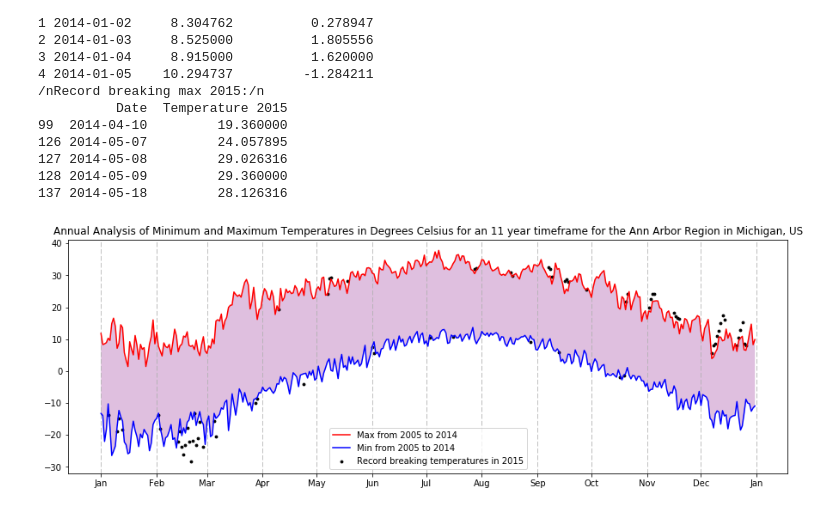
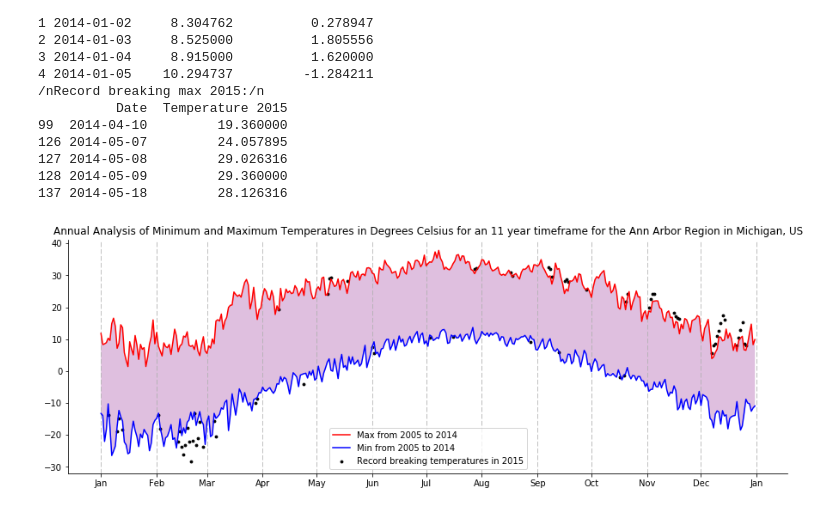
Before and after one commit to AndresColognesi/DS_DataVizProjects, a Jupyter notebook: A2_WeatherData/Assignment2.ipynb, the cells around one changed output. Cells and saved outputs as stored; diff of their text form; code cells hidden in the pictures.

Commit message:
feat: Remove top and right spines

```diff
--- a/A2_WeatherData/Assignment2.ipynb
+++ b/A2_WeatherData/Assignment2.ipynb
@@ -190,40 +190,44 @@ plt.figure(figsize=(15, 5))
 plt.plot(max_temps['Date'], max_temps['Temperature'], 'r', label='Max from 2005 to 2014')
 # Min:
 plt.plot(min_temps['Date'], min_temps['Temperature'], 'b', label='Min from 2005 to 2014')
-# Shadow:
+# Shadow between lines:
 plt.gca().fill_between(np.array(max_temps['Date']), min_temps['Temperature'], max_temps['Temperature'],
                        facecolor='purple',
                        alpha=0.25)
+
 
 ## Create 2015 scatter plot ##
 plt.scatter(np.array(record_breaking['Date']), record_breaking['Temperature 2015'],
             label='Record breaking temperatures in 2015', c='black', s=8)
 
 
 ## Finalize Visual ##
 plt.title("Annual Analysis of Minimum and Maximum Temperatures in Degrees Celsius for an 11 year timeframe for the Ann Arbor Region in Michigan, US")
 plt.legend()
 
 # Formatting x axis:
-
 # Define month locator for x axis data:
 locator = mdates.MonthLocator()
 # Define desired format (%b gives written month names abreviations):
 fmt = mdates.DateFormatter('%b')
 # Get x axis object:
 x_axis = plt.gca().xaxis
 # Set locator:
 x_axis.set_major_locator(locator)
 # Set formatter:
 x_axis.set_major_formatter(fmt)
 # Set vertical grid:
 x_axis.grid(True, linestyle='--')
 
+# Hide top and right sipnes:
+plt.gca().spines['top'].set_visible(False)
+plt.gca().spines['right'].set_visible(False)
+
 ## Save and show image ##
 plt.show()
 #plt.savefig('temperature_analysis.png')
 
 # TODO: Shadow between lines
 # TODO: Texts, legends, titles, temove contours.... make final appearance of graphic nice
 # %% [output]
-[figure, old version]
+[figure, new version]
```
